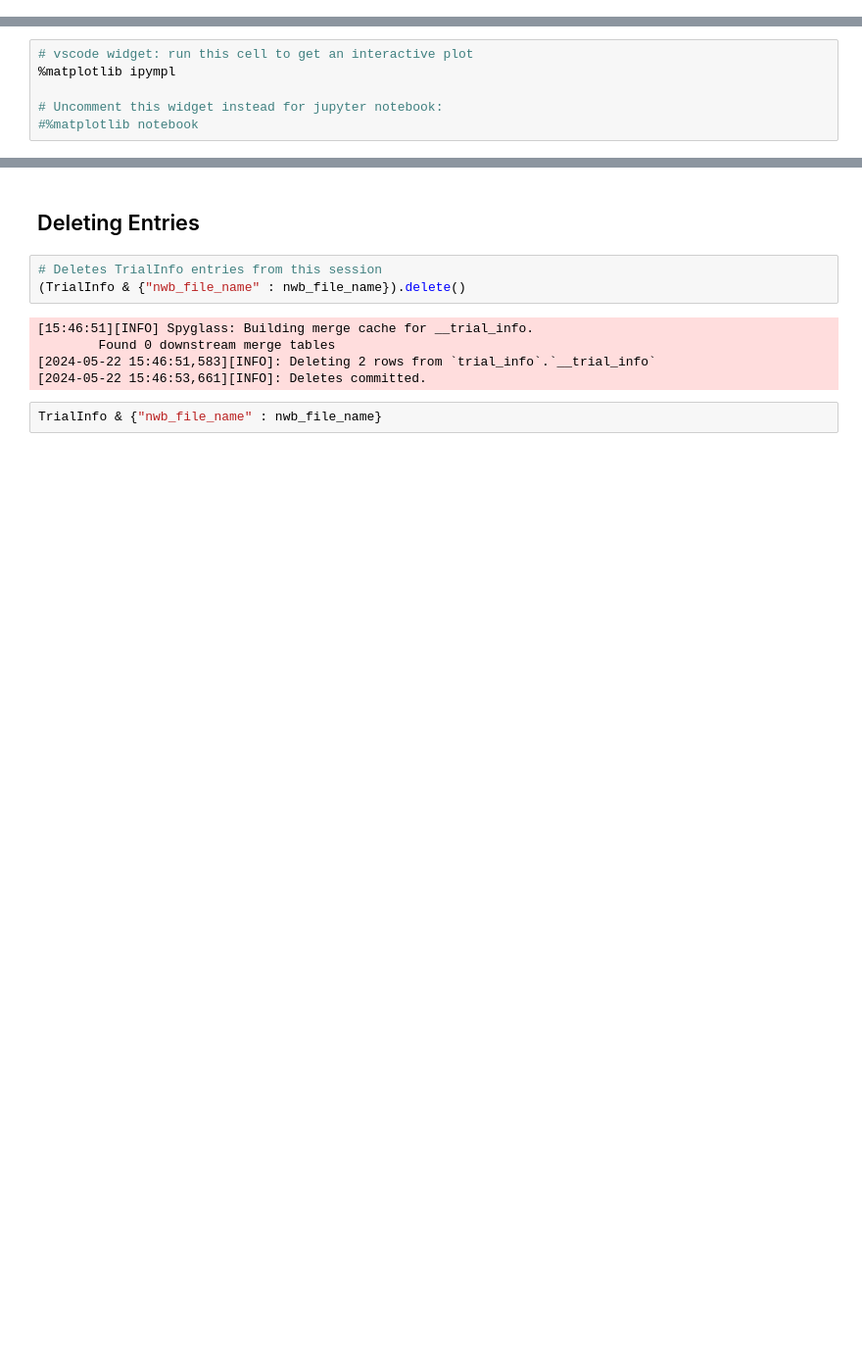
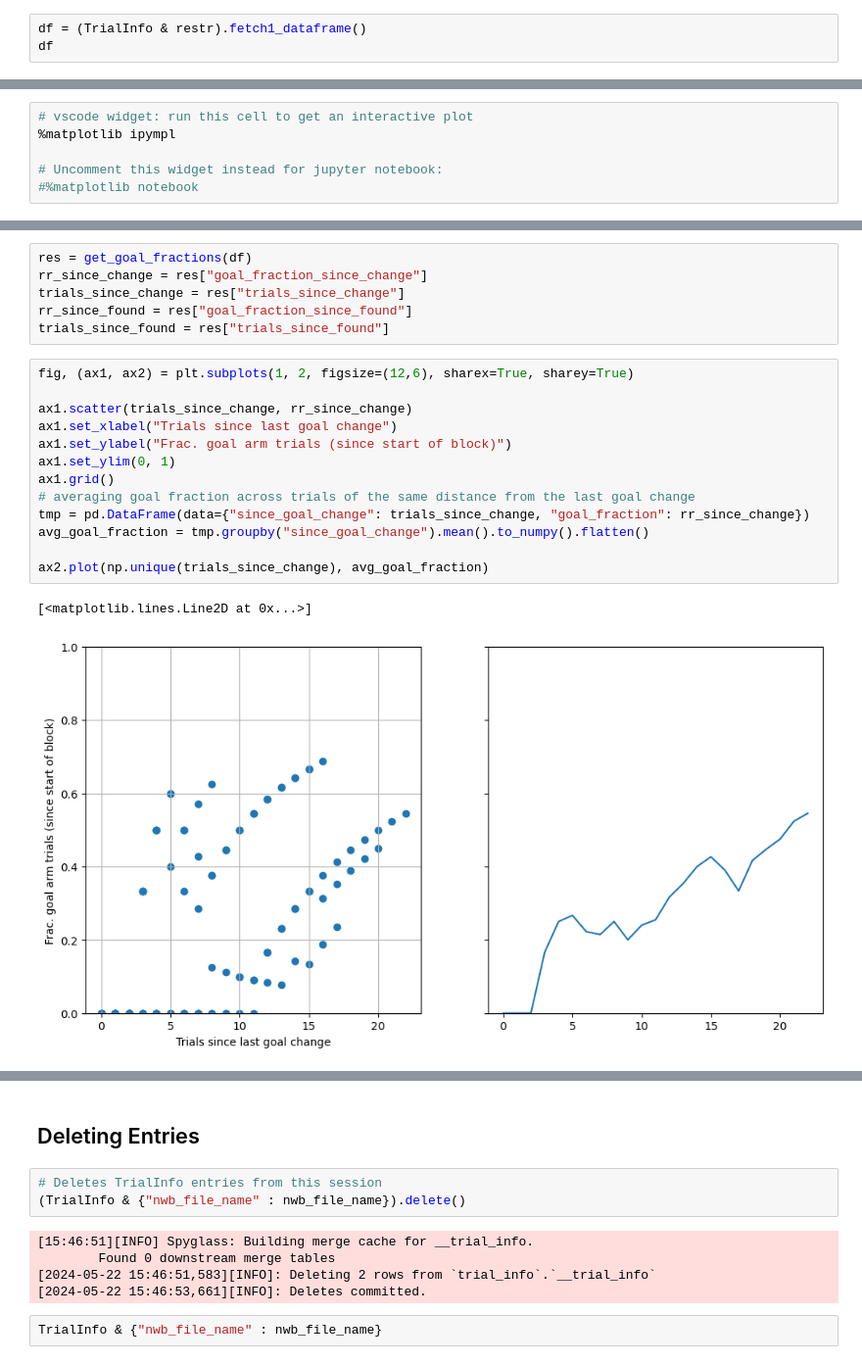
Before and after one commit to gillespielab/gl_spyglass, a Jupyter notebook: notebooks/TrialInfo.ipynb, the cells around one changed output, grey strips where cells are left out. Shown: that part at 98% size. Drawn from its saved outputs; the diff is of its cells as text; blank space fills up the shorter version.

```diff
--- a/notebooks/TrialInfo.ipynb
+++ b/notebooks/TrialInfo.ipynb
@@ -92,0 +75,3 @@ restr = {"nwb_file_name": nwb_file_name, "epoch": 4}
+# %%
+df = (TrialInfo & restr).fetch1_dataframe()
+df
@@ -103,0 +179,22 @@ restr = {"nwb_file_name": nwb_file_name, "epoch": 4}
+# %%
+res = get_goal_fractions(df)
+rr_since_change = res["goal_fraction_since_change"]
+trials_since_change = res["trials_since_change"]
+rr_since_found = res["goal_fraction_since_found"]
+trials_since_found = res["trials_since_found"]
+# %%
+fig, (ax1, ax2) = plt.subplots(1, 2, figsize=(12,6), sharex=True, sharey=True)
+
+ax1.scatter(trials_since_change, rr_since_change)
+ax1.set_xlabel("Trials since last goal change")
+ax1.set_ylabel("Frac. goal arm trials (since start of block)")
+ax1.set_ylim(0, 1)
+ax1.grid()
+# averaging goal fraction across trials of the same distance from the last goal change
+tmp = pd.DataFrame(data={"since_goal_change": trials_since_change, "goal_fraction": rr_since_change})
+avg_goal_fraction = tmp.groupby("since_goal_change").mean().to_numpy().flatten()
+
+ax2.plot(np.unique(trials_since_change), avg_goal_fraction)
+# %% [output]
+[<matplotlib.lines.Line2D at 0x...>]
+[figure, added]
```
Also changed, not shown: parts of 11 cells of this notebook.
